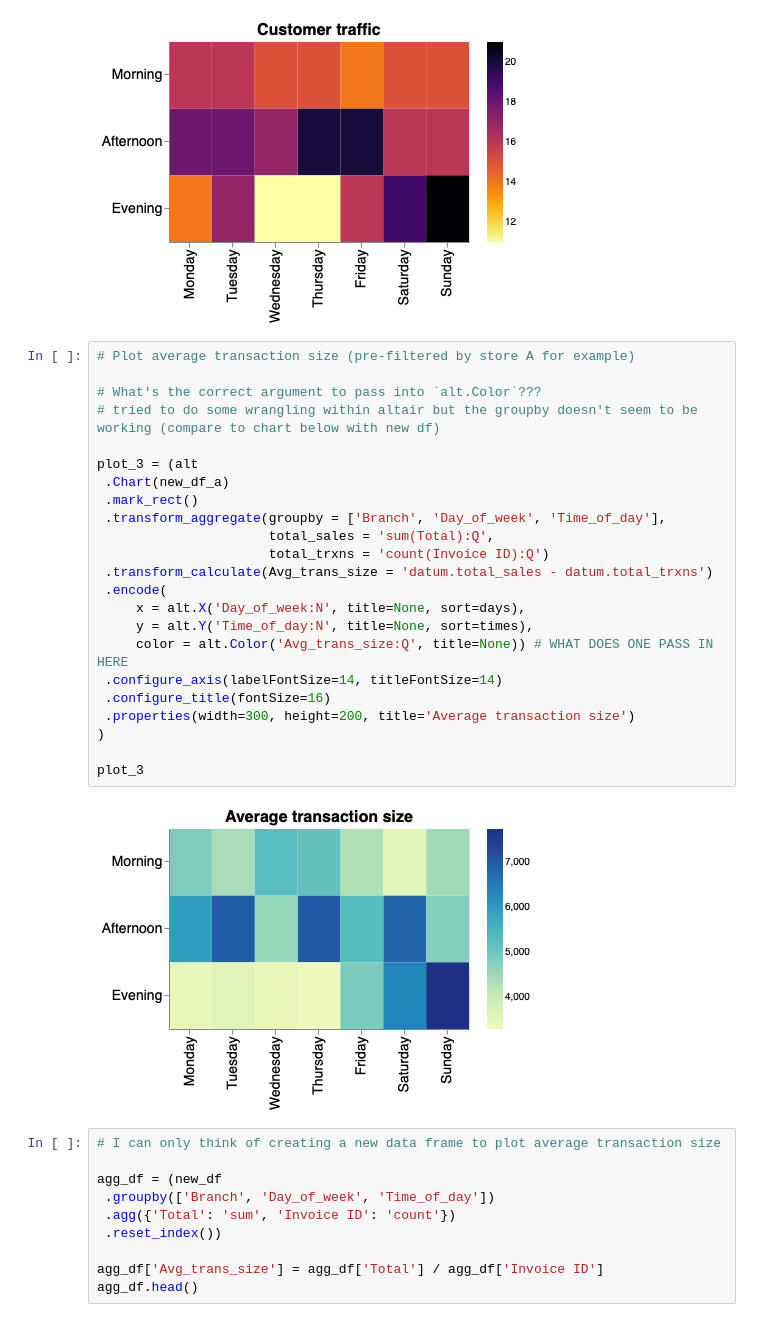
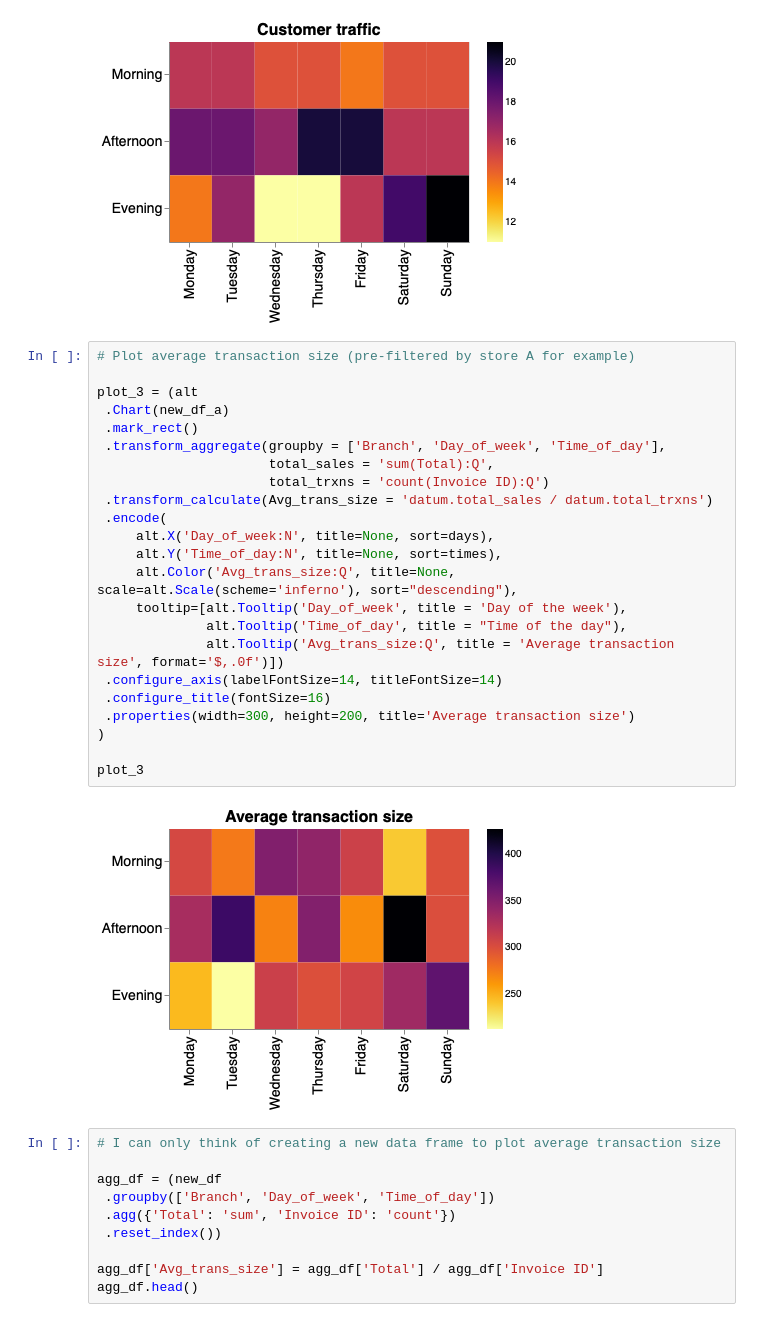
Before and after one commit to reikookamoto/DSCI_532_group-106_supermarket, a Jupyter notebook: src/analysis_draft.ipynb, the cells around one changed output. Cells and saved outputs as stored; diff of their text form.

Commit message:
Fixed plot 3

```diff
--- a/src/analysis_draft.ipynb
+++ b/src/analysis_draft.ipynb
@@ -127,29 +127,29 @@ plot_2_transform
 [figure]
 # %%
 # Plot average transaction size (pre-filtered by store A for example)
-
-# What's the correct argument to pass into `alt.Color`???
-# tried to do some wrangling within altair but the groupby doesn't seem to be working (compare to chart below with new df)
 
 plot_3 = (alt
  .Chart(new_df_a)
  .mark_rect()
  .transform_aggregate(groupby = ['Branch', 'Day_of_week', 'Time_of_day'],
                       total_sales = 'sum(Total):Q',
                       total_trxns = 'count(Invoice ID):Q')
- .transform_calculate(Avg_trans_size = 'datum.total_sales - datum.total_trxns')
+ .transform_calculate(Avg_trans_size = 'datum.total_sales / datum.total_trxns')
  .encode(
-     x = alt.X('Day_of_week:N', title=None, sort=days),
-     y = alt.Y('Time_of_day:N', title=None, sort=times),
-     color = alt.Color('Avg_trans_size:Q', title=None)) # WHAT DOES ONE PASS IN HERE
+     alt.X('Day_of_week:N', title=None, sort=days),
+     alt.Y('Time_of_day:N', title=None, sort=times),
+     alt.Color('Avg_trans_size:Q', title=None, scale=alt.Scale(scheme='inferno'), sort="descending"),
+     tooltip=[alt.Tooltip('Day_of_week', title = 'Day of the week'),
+              alt.Tooltip('Time_of_day', title = "Time of the day"),
+              alt.Tooltip('Avg_trans_size:Q', title = 'Average transaction size', format='$,.0f')])
  .configure_axis(labelFontSize=14, titleFontSize=14)
  .configure_title(fontSize=16)
  .properties(width=300, height=200, title='Average transaction size')
 )
 
 plot_3
 # %% [output]
-[figure, old version]
+[figure, new version]
 # %%
 # I can only think of creating a new data frame to plot average transaction size
 
```
